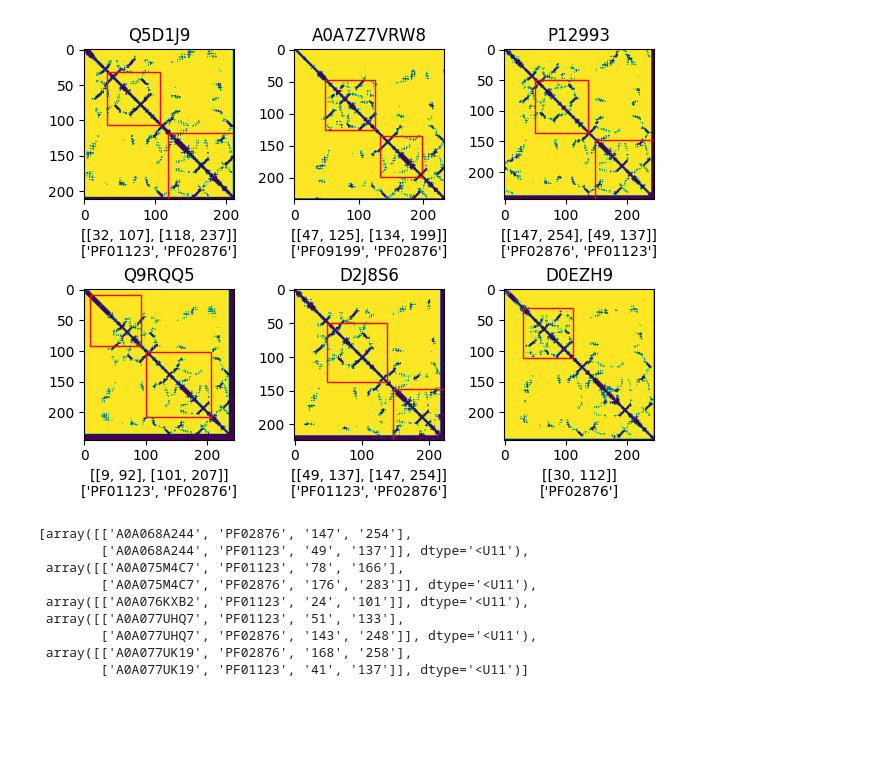
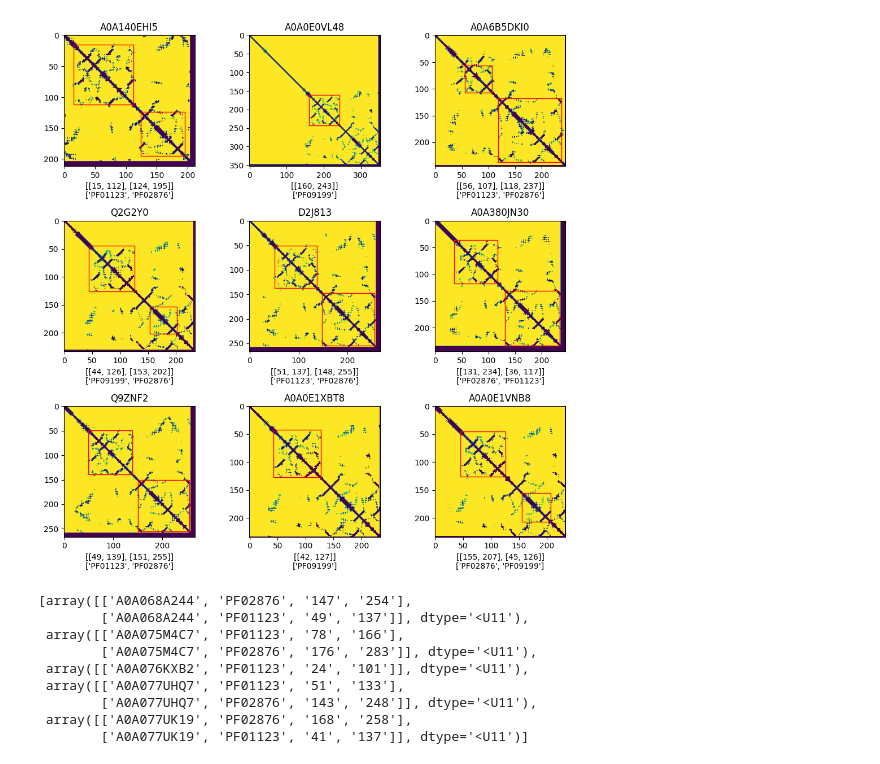
Before and after one commit to Emmanuel-mg/Unsupervised-clustering-of-proteins-using-contact-maps, a Jupyter notebook: analyzing_label.ipynb, the cells around one changed output. Saved outputs shown, nothing was run; the diff lists cells and outputs as text; code cells hidden in the pictures; blank space fills up the shorter version.

```diff
--- a/analyzing_label.ipynb
+++ b/analyzing_label.ipynb
@@ -22,31 +22,32 @@ for i in lmaps:
 # %%
 import pandas as pd
 data = pd.read_csv('InterPro_output_forannotation_new.csv', delimiter = ";")
+cmaps = np.array([map.removesuffix('_origin.png') for map in lmaps])
+data['acno'] = pd.Categorical(data['acno'], categories=cmaps, ordered=True)
+data = data.sort_values('acno').dropna().reset_index(drop=True)
 domains = data.values
-cmaps = np.array([map.removesuffix('_origin.png') for map in lmaps])
 domain_names = pd.get_dummies(data, columns=['domain']).columns[3:10].values
 domain_names = [domain.replace('domain_','') for domain in domain_names]
 # %%
 import ast
-fig, ax = plt.subplots(2,3)
-for idx, j in enumerate(np.random.choice(len(domains), 6)):
+fig, ax = plt.subplots(3,3, figsize=(10,10))
+for idx, j in enumerate(np.random.choice(len(domains), 9)):
     name, regions = domains[j,0], ast.literal_eval(domains[j,2])
     ax[idx // 3, idx % 3].imshow(np.asarray(Image.open(os.path.join('cmaps', lmaps[j]))))
     ax[idx // 3, idx % 3].set_title(name)
     for i in regions:
         ax[idx // 3, idx % 3].add_patch(Rectangle((i[0], i[0]),
                                                   i[1] - i[0],
                                                   i[1] - i[0],
                                                   fc = 'none',
                                                   ec = 'red'
                                                   )
                                         )
         ax[idx // 3, idx % 3].set_xlabel(str(regions)+'\n'+ domains[j,1])
 plt.tight_layout()
-plt.subplots_adjust(hspace=0.6)
 plt.show()
 # %% [output]
-[figure, old version]
+[figure, new version]
 # %%
 domains_sort = [np.concatenate([np.array([domain[0]]).repeat(len(np.array(ast.literal_eval(domain[1]))))[:,None], np.array(ast.literal_eval(domain[1]))[:,None], np.array(ast.literal_eval(domain[2]))], axis = 1) for domain in domains]
 domains_sort[:5]
```
Also changed, not shown: parts of 3 cells of this notebook.
